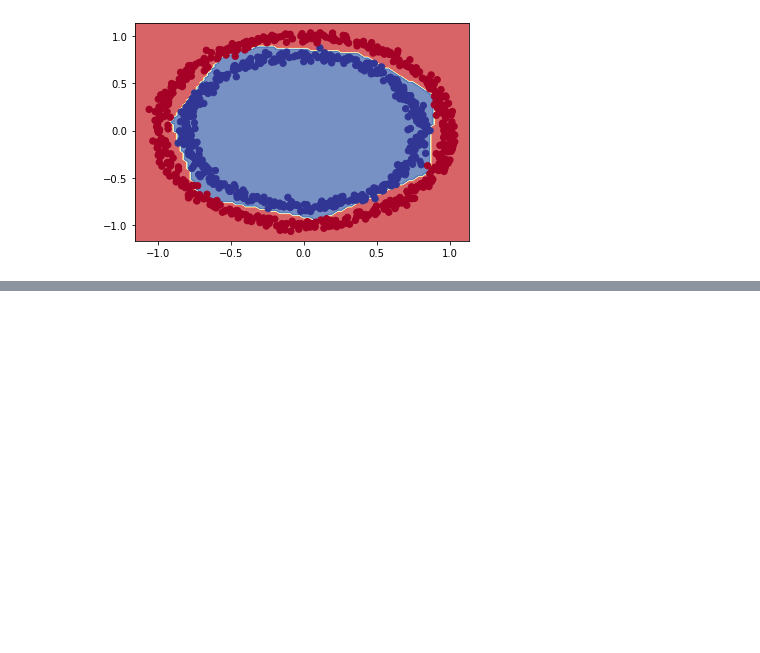
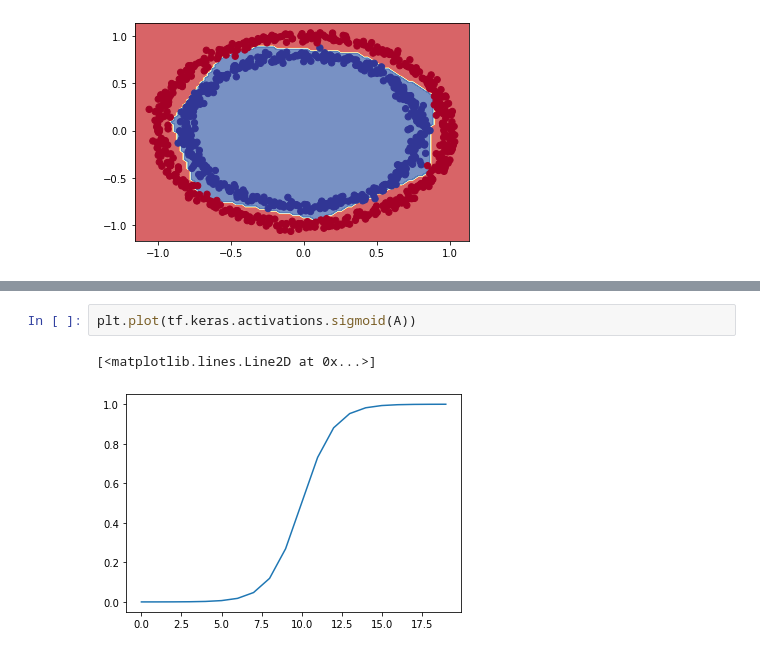
Before and after one commit to georgeharris96/TensorflowDevCourse, a Jupyter notebook: Learning Notebooks/02_neural_network_classification_with_tensorflow.ipynb, the cells around one changed output, grey strips where cells are left out. Cells and saved outputs as stored; diff of their text form; blank space fills up the shorter version.

```diff
--- a/Learning Notebooks/02_neural_network_classification_with_tensorflow.ipynb
+++ b/Learning Notebooks/02_neural_network_classification_with_tensorflow.ipynb
@@ -602,0 +615,5 @@ Doing binary classification
+# %%
+plt.plot(tf.keras.activations.sigmoid(A))
+# %% [output]
+[<matplotlib.lines.Line2D at 0x...>]
+[figure, added]
```
Also changed, not shown: parts of 3 cells of this notebook.
